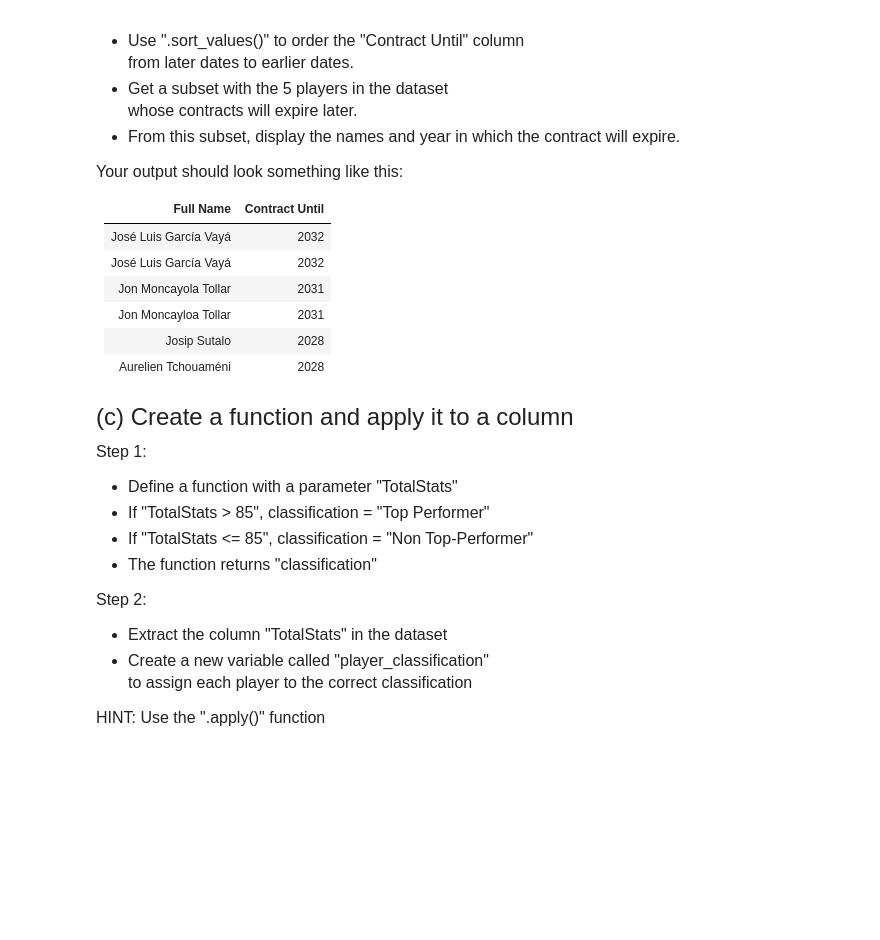
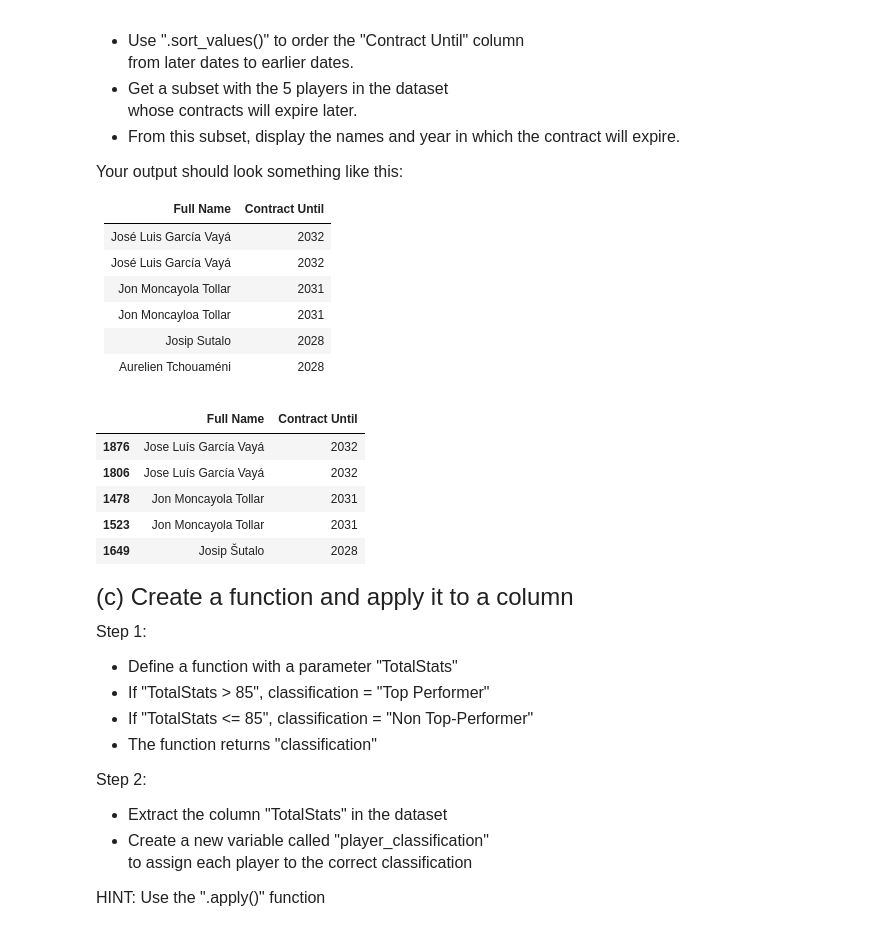
Before and after one commit to burntknee/qtm151spring2025, a Jupyter notebook: Quiz2/Quiz2/Quiz 2.ipynb, the cells around one changed output. Cells and saved outputs as stored; diff of their text form; code cells hidden in the pictures; blank space fills up the shorter version.

```diff
--- a/Quiz2/Quiz2/Quiz 2.ipynb
+++ b/Quiz2/Quiz2/Quiz 2.ipynb
@@ -110,3 +113,16 @@ Your output should look something like this:
+# %%
+# Write your own code
+
+data_fifa_contract = data_fifa.sort_values(by = "Contract Until", ascending = False)
+data_fifa_contract = data_fifa_contract.iloc[0:5,[2,19]]
+display(data_fifa_contract)
+# %% [output]
+|  | Full Name | Contract Until |
+| 1876 | Jose Luís García Vayá | 2032 |
+| 1806 | Jose Luís García Vayá | 2032 |
+| 1478 | Jon Moncayola Tollar | 2031 |
+| 1523 | Jon Moncayola Tollar | 2031 |
+| 1649 | Josip Šutalo | 2028 |
 # %% [markdown]
 <font size = "5">
 
```
Also changed, not shown: parts of 11 cells of this notebook, 2 other files.
